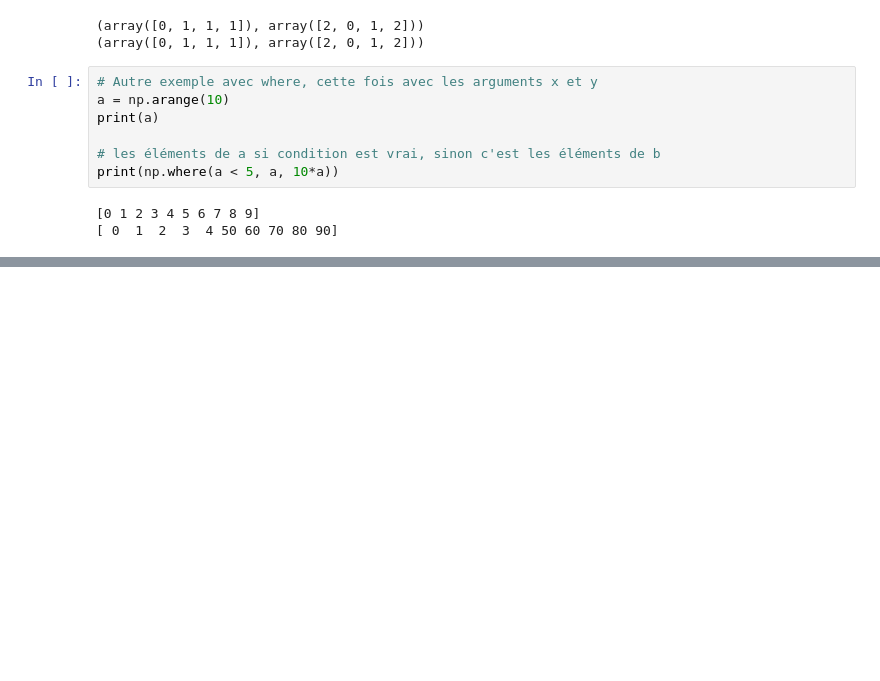
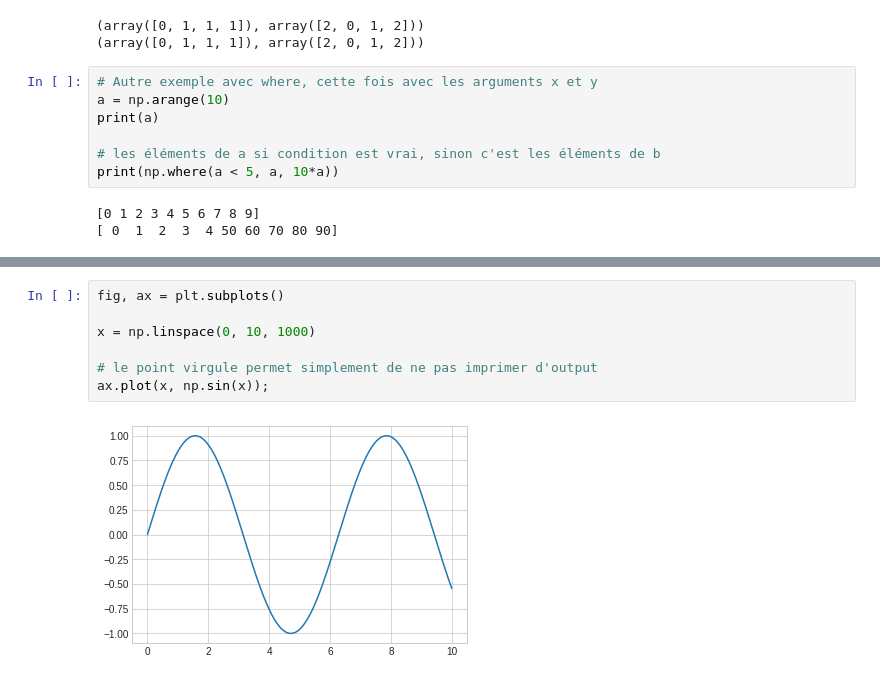
Before and after one commit to lelain/Notes_Python, a Jupyter notebook: Numpy_Matplotlib_Pandas.ipynb, the cells around one changed output, grey strips where cells are left out. Cells and saved outputs as stored; diff of their text form; blank space fills up the shorter version.

```diff
--- a/Numpy_Matplotlib_Pandas.ipynb
+++ b/Numpy_Matplotlib_Pandas.ipynb
@@ -685,0 +787,9 @@ print(np.where(a < 5, a, 10*a))
+# %%
+fig, ax = plt.subplots()
+
+x = np.linspace(0, 10, 1000)
+
+# le point virgule permet simplement de ne pas imprimer d'output
+ax.plot(x, np.sin(x));
+# %% [output]
+[figure, added]
```
Also changed, not shown: parts of 23 cells of this notebook.
